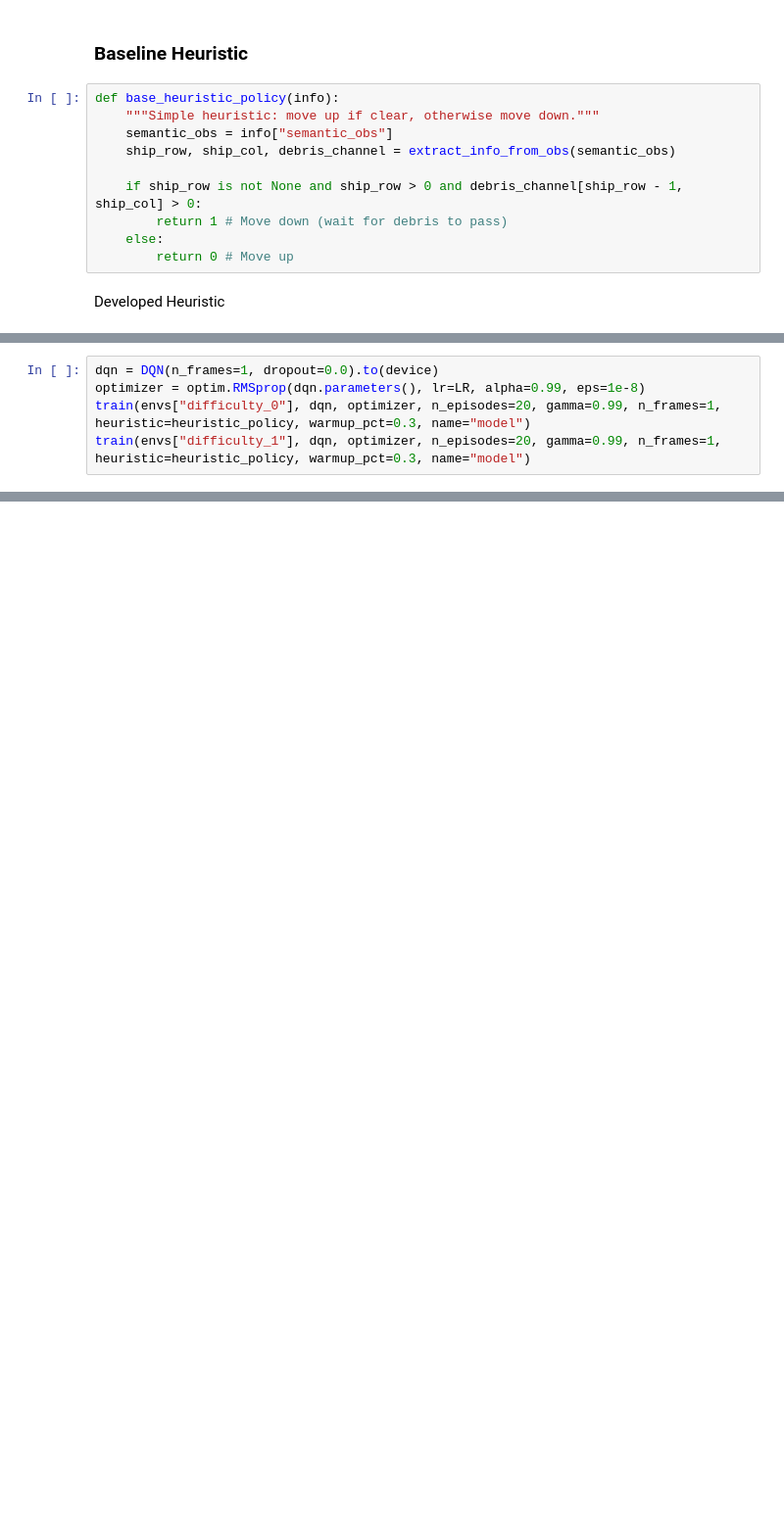
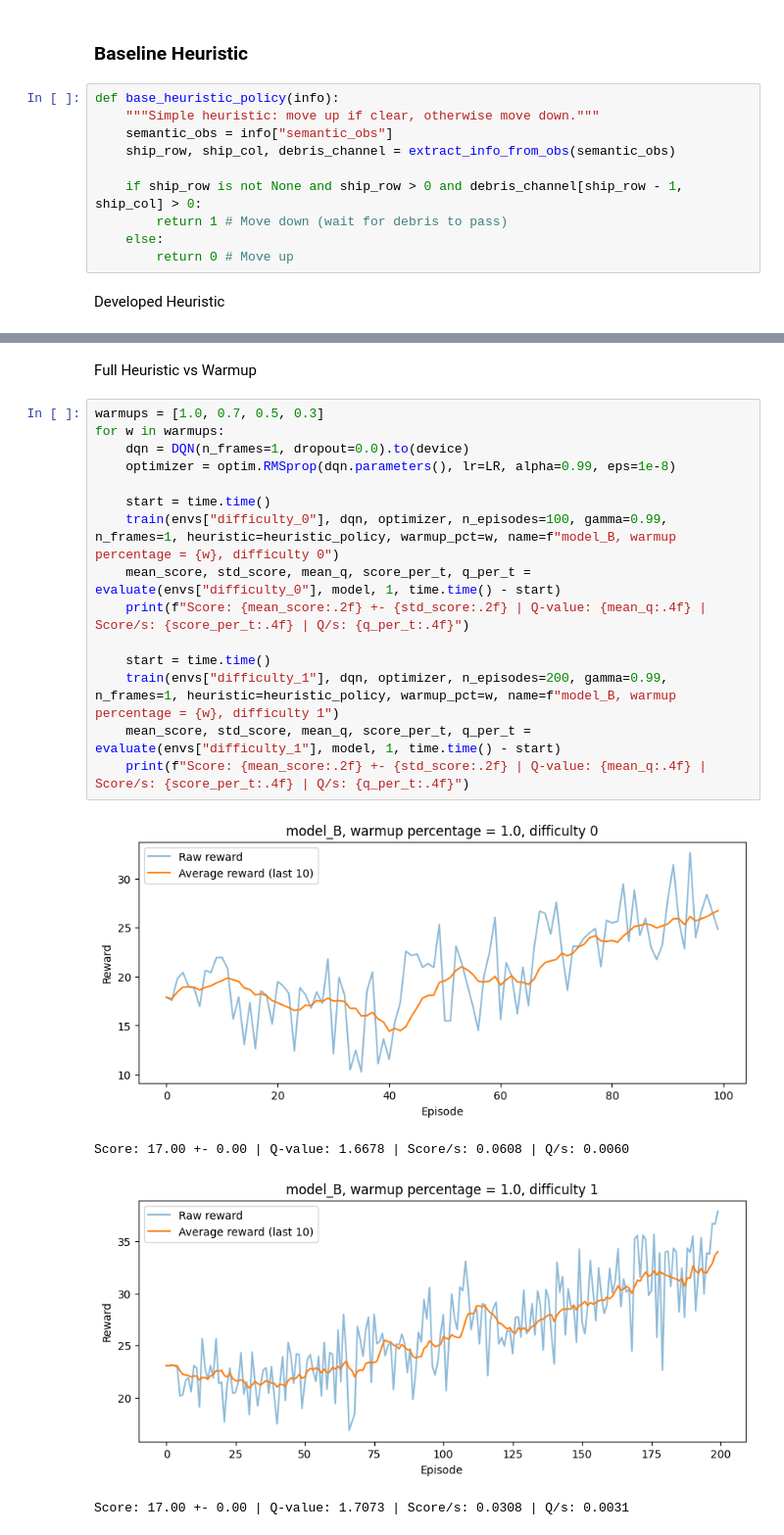
Before and after one commit to rarosilva/DL_Proj2, a Jupyter notebook: tasks/task1.ipynb, the cells around one changed output, grey strips where cells are left out. Shown at 98% size. Cells and saved outputs as stored; diff of their text form; blank space fills up the shorter version.

```diff
--- a/tasks/task1.ipynb
+++ b/tasks/task1.ipynb
@@ -301,8 +321,3 @@ def heuristic_policy(info):
     score_up += 1
 
     return 0 if score_up >= score_down else 1
-# %%
-dqn = DQN(n_frames=1, dropout=0.0).to(device)
-optimizer = optim.RMSprop(dqn.parameters(), lr=LR, alpha=0.99, eps=1e-8)
-train(envs["difficulty_0"], dqn, optimizer, n_episodes=20, gamma=0.99, n_frames=1, heuristic=heuristic_policy, warmup_pct=0.3, name="model")
-train(envs["difficulty_1"], dqn, optimizer, n_episodes=20, gamma=0.99, n_frames=1, heuristic=heuristic_policy, warmup_pct=0.3, name="model")
@@ -329,0 +349,22 @@ DQN(
+# %% [markdown]
+Full Heuristic vs Warmup
+# %%
+warmups = [1.0, 0.7, 0.5, 0.3]
+for w in warmups:
+    dqn = DQN(n_frames=1, dropout=0.0).to(device)
+    optimizer = optim.RMSprop(dqn.parameters(), lr=LR, alpha=0.99, eps=1e-8)
+
+    start = time.time()
+    train(envs["difficulty_0"], dqn, optimizer, n_episodes=100, gamma=0.99, n_frames=1, heuristic=heuristic_policy, warmup_pct=w, name=f"model_B, warmup percentage = {w}, difficulty 0")
+    mean_score, std_score, mean_q, score_per_t, q_per_t = evaluate(envs["difficulty_0"], model, 1, time.time() - start)
+    print(f"Score: {mean_score:.2f} +- {std_score:.2f} | Q-value: {mean_q:.4f} | Score/s: {score_per_t:.4f} | Q/s: {q_per_t:.4f}")
+
+    start = time.time()
+    train(envs["difficulty_1"], dqn, optimizer, n_episodes=200, gamma=0.99, n_frames=1, heuristic=heuristic_policy, warmup_pct=w, name=f"model_B, warmup percentage = {w}, difficulty 1")
+    mean_score, std_score, mean_q, score_per_t, q_per_t = evaluate(envs["difficulty_1"], model, 1, time.time() - start)
+    print(f"Score: {mean_score:.2f} +- {std_score:.2f} | Q-value: {mean_q:.4f} | Score/s: {score_per_t:.4f} | Q/s: {q_per_t:.4f}")
+# %% [output]
+[figure, added]
+Score: 17.00 +- 0.00 | Q-value: 1.6678 | Score/s: 0.0608 | Q/s: 0.0060
+[figure, added]
+Score: 17.00 +- 0.00 | Q-value: 1.7073 | Score/s: 0.0308 | Q/s: 0.0031
```
Also changed, not shown: parts of 28 cells of this notebook.
